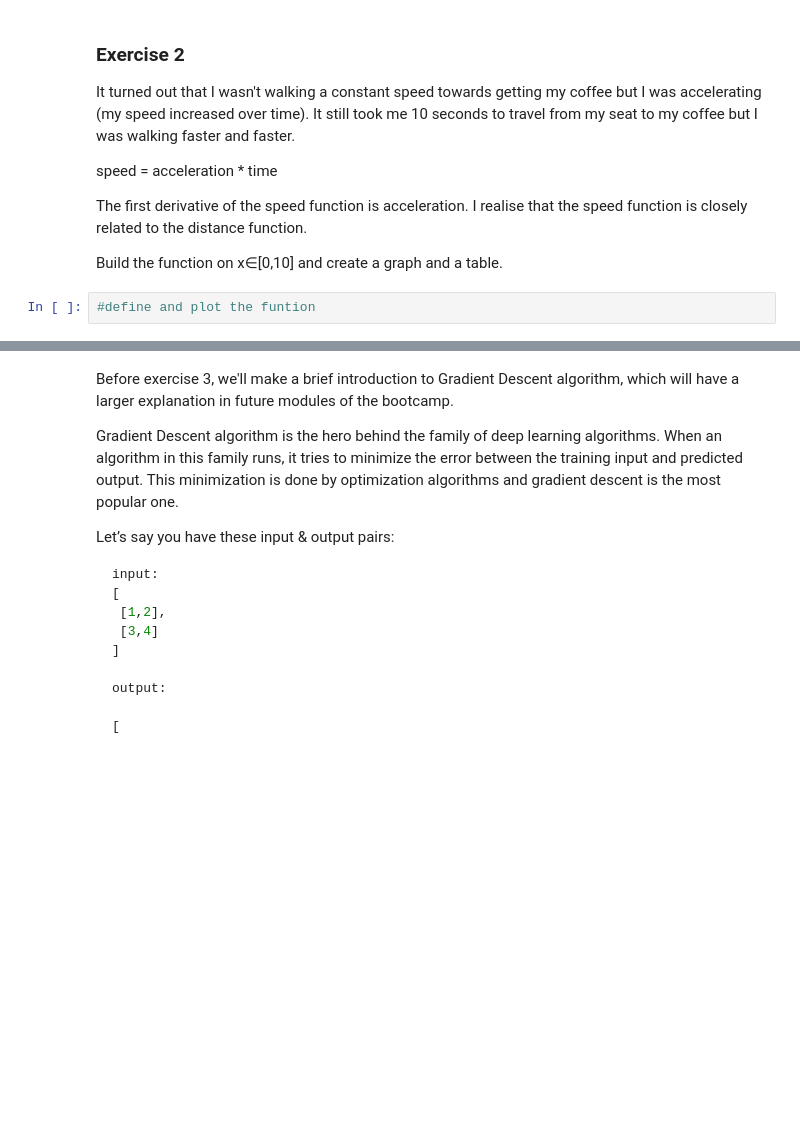
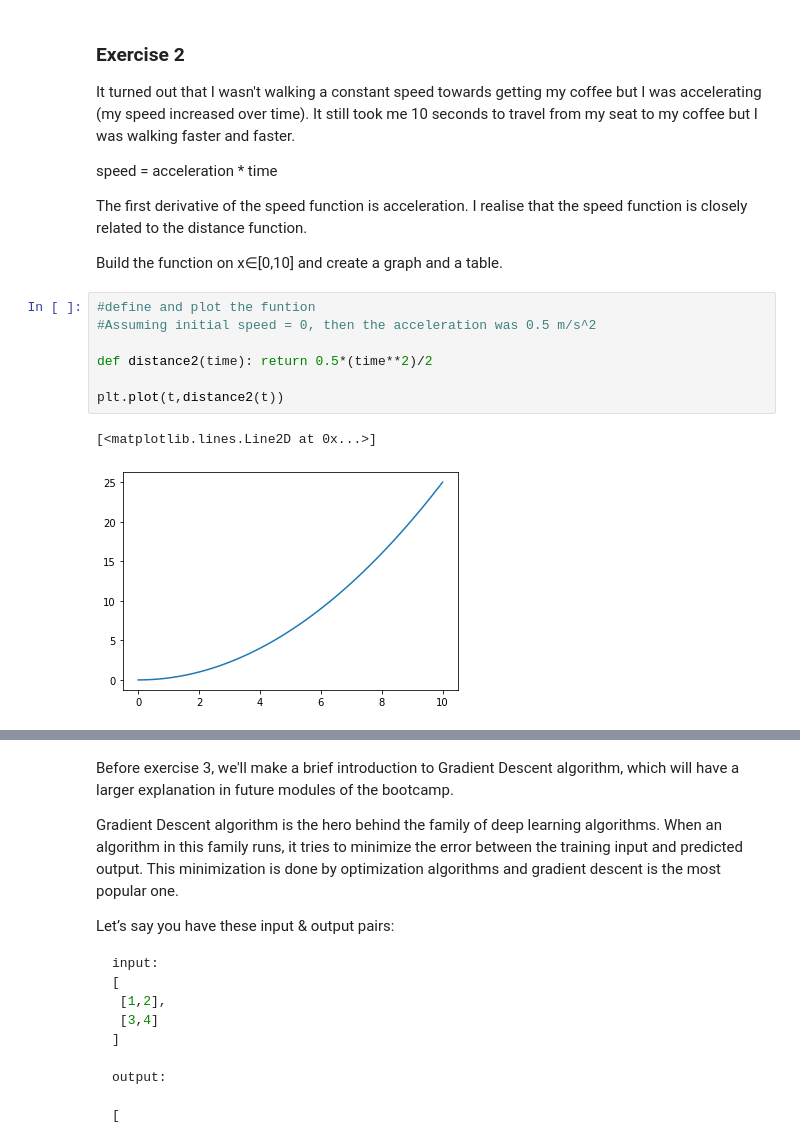
Before and after one commit to nitotosi/calculus-and-algebra-problems-with-python, a Jupyter notebook: problems.ipynb, the cells around one changed output, grey strips where cells are left out. Saved outputs shown, nothing was run; the diff lists cells and outputs as text; blank space fills up the shorter version.

```diff
--- a/problems.ipynb
+++ b/problems.ipynb
@@ -68,5 +68,13 @@ The first derivative of the speed function is acceleration. I realise that the s
 Build the function on x∈[0,10] and create a graph and a table.
 # %%
 #define and plot the funtion
+#Assuming initial speed = 0, then the acceleration was 0.5 m/s^2
+
+def distance2(time): return 0.5*(time**2)/2
+
+plt.plot(t,distance2(t))
+# %% [output]
+[<matplotlib.lines.Line2D at 0x...>]
+[figure, added]
 # %%
 #create a dataframe
```
Also changed, not shown: parts of 3 cells of this notebook.
